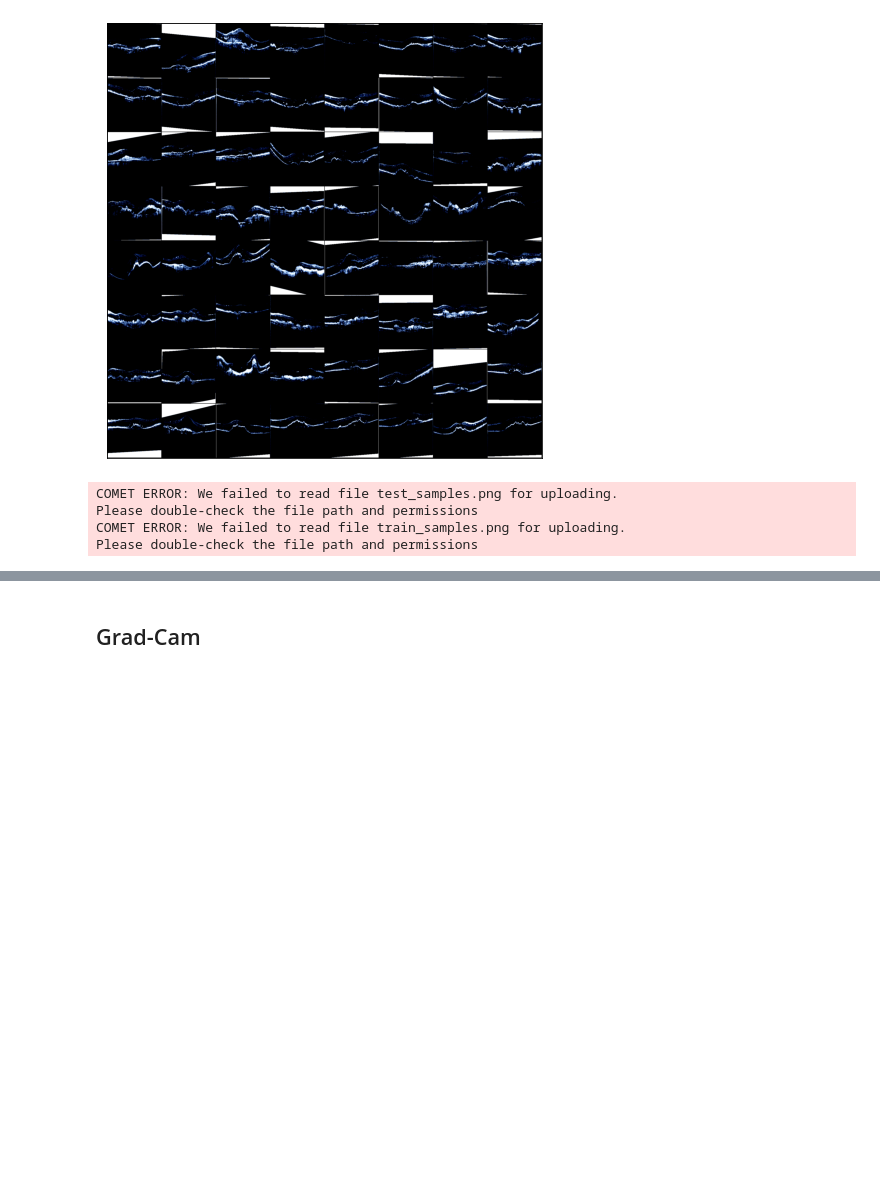
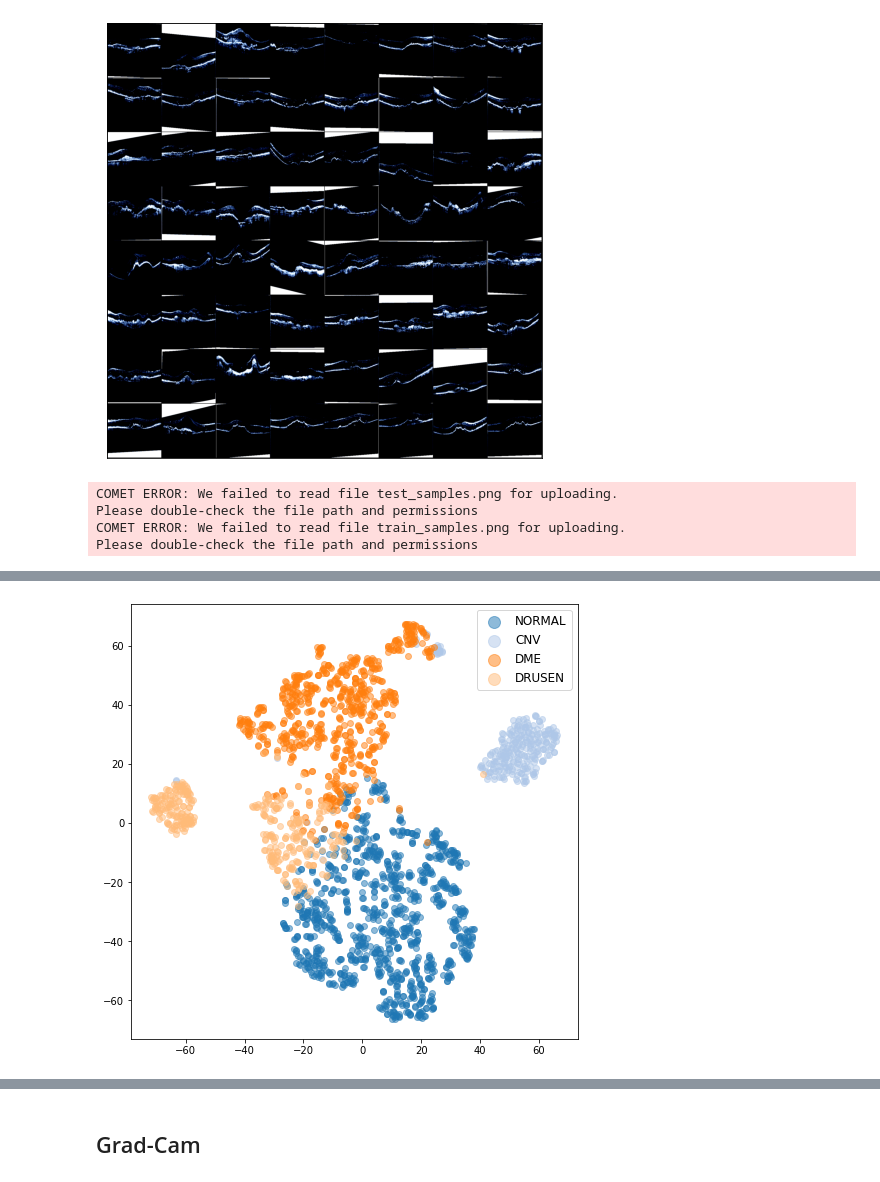
Before and after one commit to dssaenzml/simCLR_ML, a Jupyter notebook: SimCLR_OCT_Classifier_Final.ipynb, the cells around one changed output, grey strips where cells are left out. Cells and saved outputs as stored; diff of their text form; code cells hidden in the pictures; blank space fills up the shorter version.

```diff
--- a/SimCLR_OCT_Classifier_Final.ipynb
+++ b/SimCLR_OCT_Classifier_Final.ipynb
@@ -619,0 +709,31 @@ COMET INFO: Uploading 1 metrics, params and output messages
+# %%
+from tqdm.notebook import tqdm
+
+train_loader = oct_data.oct_train
+test_loader = oct_data.oct_test
+
+
+test_imgs = torch.zeros((3, 244, 244), dtype=torch.float32)
+test_predictions = []
+test_targets = []
+test_embeddings = torch.zeros((0, 2048), dtype=torch.float32)
+for x,y in tqdm(test_loader, desc="Predictions done", leave=False):
+    embeddings = model_tuned.base_model.encoder(x.unsqueeze(0))
+    logits = model_tuned.classifier(embeddings[0])
+
+    preds = torch.argmax(logits, dim=1)
+    test_predictions.extend(preds.detach().cpu().tolist())
+    test_targets.append(y)
+    test_embeddings = torch.cat((test_embeddings, embeddings[0].detach().cpu()), 0)
+    test_imgs = torch.cat((test_imgs, x.detach().cpu()), 0)
+
+test_imgs = np.array(test_imgs)
+test_embeddings = np.array(test_embeddings)
+test_targets = np.array(test_targets)
+test_predictions = np.array(test_predictions)
+# %%
+from sklearn.decomposition import PCA
+from sklearn.manifold import TSNE
+
+tsne = TSNE(2, verbose=1)
+tsne_proj = tsne.fit_transform(test_embeddings)
@@ -619,0 +750,12 @@ COMET INFO: Uploading 1 metrics, params and output messages
+# %%
+from matplotlib import cm
+cmap = cm.get_cmap('tab20')
+fig, ax = plt.subplots(figsize=(8,8))
+num_categories = 4
+for lab in range(num_categories):
+    indices = test_predictions==lab
+    ax.scatter(tsne_proj[indices,0],tsne_proj[indices,1], c=np.array(cmap(lab)).reshape(1,4), label =  idx_to_label[lab] ,alpha=0.5)
+ax.legend(fontsize='large', markerscale=2)
+plt.show()
+# %% [output]
+[figure, added]
```
Also changed, not shown: parts of 42 cells of this notebook.
